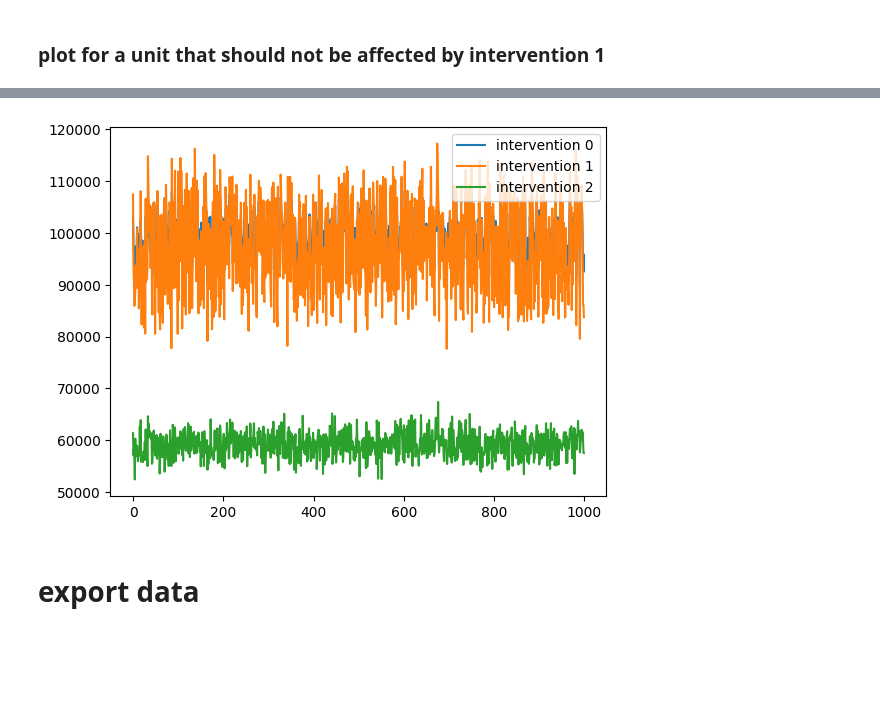
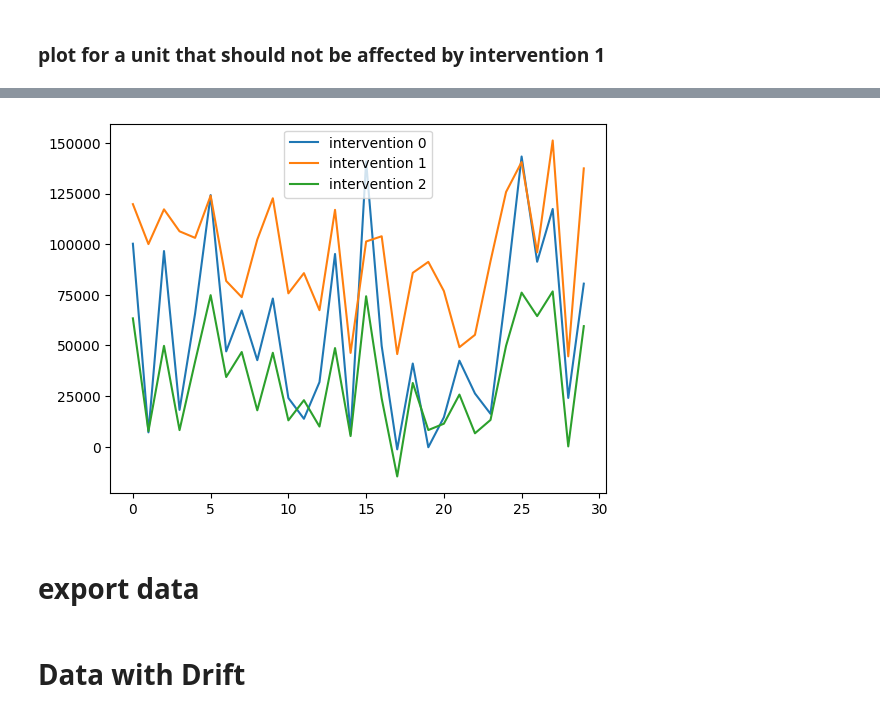
Before and after one commit to AbdullahO/What-If, a Jupyter notebook: synthetic_data_generation/generate_data.ipynb, the cells around one changed output, grey strips where cells are left out. Cells and saved outputs as stored; diff of their text form; code cells hidden in the pictures; blank space fills up the shorter version.

Commit message:
Drift syn data (#21)
* add regime changes

* WIP

* WIP

* add same-subspace dirft

Co-authored-by: Abdullah <abdullah.o.alomar@gmail.com>

```diff
--- a/synthetic_data_generation/generate_data.ipynb
+++ b/synthetic_data_generation/generate_data.ipynb
@@ -35,7 +35,7 @@ treatment = IntCov("ads", discrete = True, categories= ["ad 0","ad 1","ad 2"], d
 int_cov = [treatment]
 
 # initalize and generate
-data = SyntheticDataModule(num_units, max_timesteps, num_interventions, metrics, unit_cov, int_cov , freq = "1D", rank = 4)
+data = SyntheticDataModule(num_units, max_timesteps, num_interventions, metrics, unit_cov, int_cov , freq = "1D", rank = 9)
 # %%
 data.generate_init_factors()
 # %%
@@ -139,12 +139,14 @@ unit
 # %%
-plt.plot(tensor[unit,:,0,], label = "intervention 0")
-plt.plot(tensor[unit,:,1,], label = "intervention 1")
-plt.plot(tensor[unit,:,2,], label = "intervention 2")
+plt.plot(tensor[unit,:30,0,], label = "intervention 0")
+plt.plot(tensor[unit,:30,1,], label = "intervention 1")
+plt.plot(tensor[unit,:30,2,], label = "intervention 2")
 plt.legend()
 plt.show()
 # %% [output]
-[figure, old version]
+[figure, new version]
 # %% [markdown]
 # export data
 # %%
 data.export("store_sales_simple_2",tensor, df_ss, dir = "../data/" )
+# %% [markdown]
+# Data with Drift
```
Also changed, not shown: parts of 10 cells of this notebook, 4 other files.
